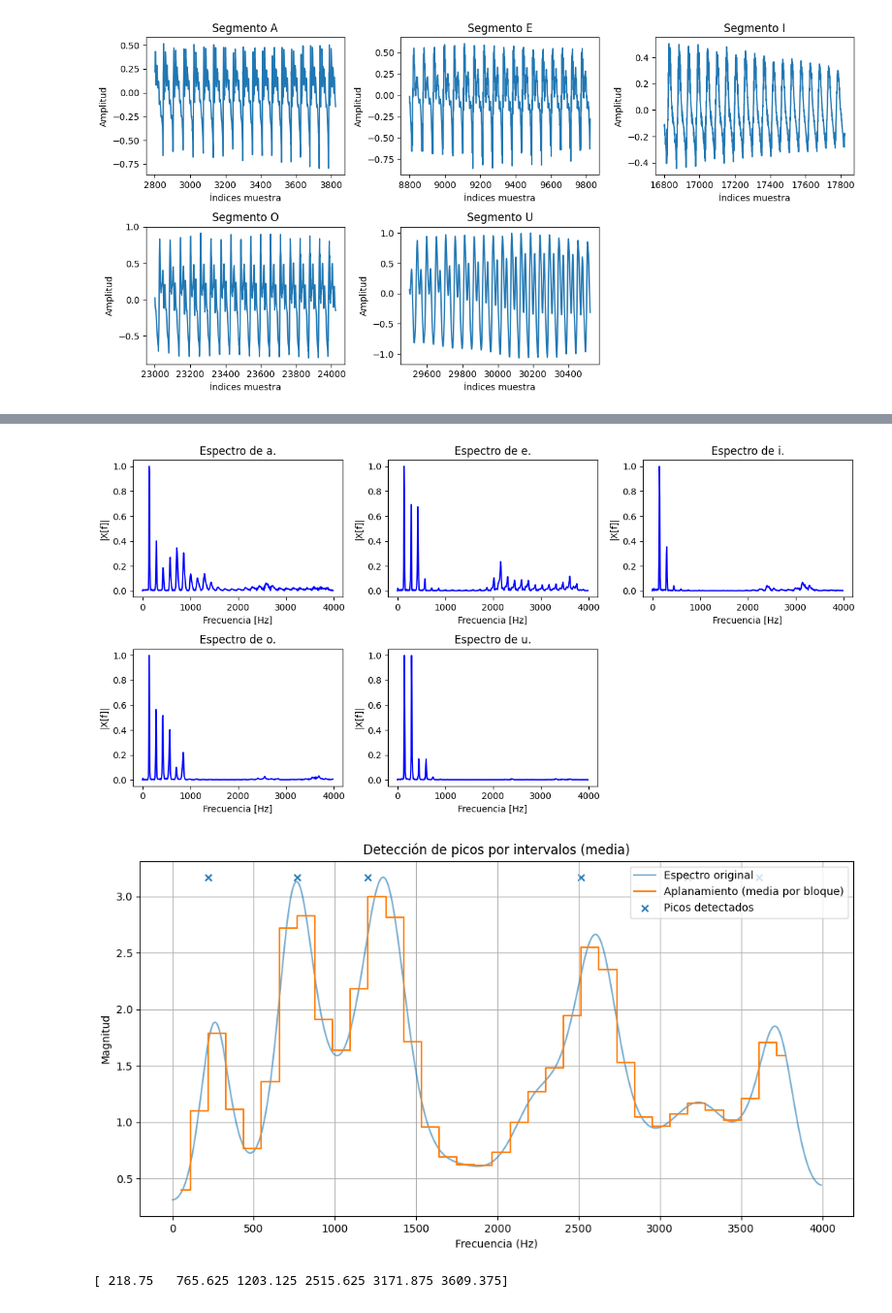
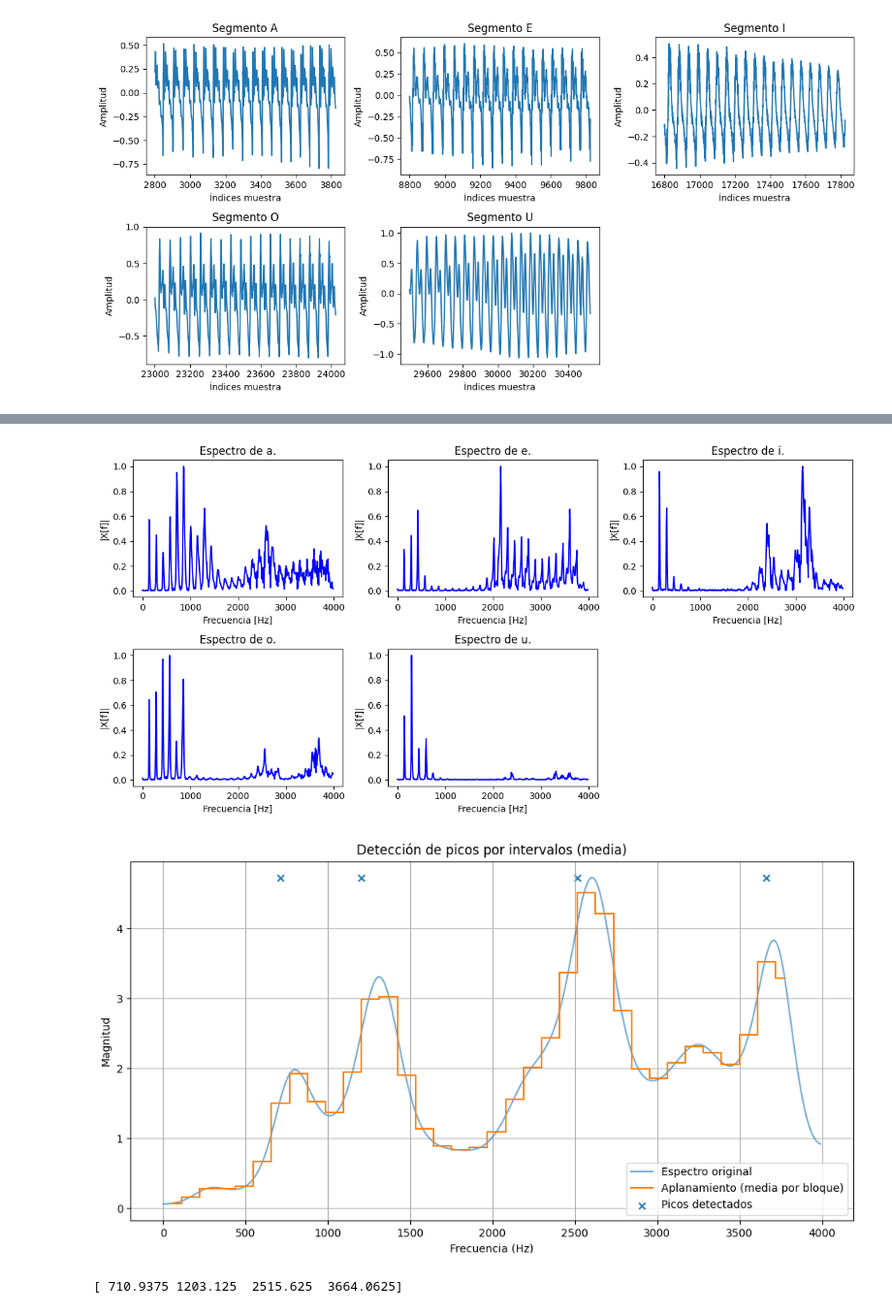
Before and after one commit to DayubMateo/PDS_2026_IIA, a Jupyter notebook: Unidad-2 PD Voz/PDS_TP_1.ipynb, the cells around one changed output, grey strips where cells are left out. Shown at 97% size. Drawn from its saved outputs; the diff is of its cells as text; code cells hidden in the pictures.

```diff
--- a/Unidad-2 PD Voz/PDS_TP_1.ipynb
+++ b/Unidad-2 PD Voz/PDS_TP_1.ipynb
@@ -48,11 +48,13 @@ write("PDS_Datos_TP2/audio_aeiou_mas.wav", 8000, data_int16)
 umbrales = [2800, 8800, 16800, 23000, 29500]
 delante = 1024
 
-a = salida[umbrales[0] : umbrales[0]+delante]
-e = salida[umbrales[1] : umbrales[1]+delante]
-i = salida[umbrales[2] : umbrales[2]+delante]
-o = salida[umbrales[3] : umbrales[3]+delante]
-u = salida[umbrales[4] : umbrales[4]+delante]
+# SUMO 1 PQ EL RESTO DEL CODIGO LABURA CON DELANTE Y LO TENGO QUE DEJAR ASI
+
+a = salida[umbrales[0] : umbrales[0]+delante+1]
+e = salida[umbrales[1] : umbrales[1]+delante+1]
+i = salida[umbrales[2] : umbrales[2]+delante+1]
+o = salida[umbrales[3] : umbrales[3]+delante+1]
+u = salida[umbrales[4] : umbrales[4]+delante+1]
 nombres_vocales = ['A', 'E', 'I', 'O', 'U']
 vocales = [a,e,i,o,u]
 
@@ -62,15 +64,26 @@ for i in range(len(vocales)):
     plt.title(f"Segmento {nombres_vocales[i]}")
     plt.ylabel("Amplitud")
     plt.xlabel("Índices muestra")
-    dom = np.arange(umbrales[i], umbrales[i]+delante, 1)
+    dom = np.arange(umbrales[i], umbrales[i]+delante+1, 1)
     plt.plot(dom, vocales[i])
 plt.tight_layout()
 plt.show()
 
+a = 0.97
+q = 0.001
 for i in range(len(vocales)):
+    # Remover la media
+    vocales[i] -= np.mean(vocales[i])
+
+    # Pre-énfasis
+    vocales[i] = vocales[i][1:] - a * vocales[i][:-1]
+
+    # PERTURBADO
+    vocales[i] = vocales[i] + q * np.random.randn(len(vocales[i]))
+
+    # Aplicar ventana
     ventana = np.hamming(len(vocales[i]))
     vocales[i] = vocales[i] * ventana
-    vocales[i] -= np.mean(vocales[i])
     vocales[i] /= np.max(np.abs(vocales[i]))
 # %% [output]
 [figure]
@@ -173,7 +186,7 @@ for j in range(len(vocales)):
 
 plt.show()
 # %% [output]
-[figure, old version]
+[figure, new version]
 # %%
 import numpy as np
 import matplotlib.pyplot as plt
@@ -251,34 +264,34 @@ def obtener_picos(senial, cant_intervalos=100, umbral=0, frecM=8000):
     # ------------------ PLOT ------------------
 
     plt.figure(figsize=(12,6))
 
     # señal original
     plt.plot(frecs[:len(senial)], senial, label="Espectro original", alpha=0.6)
 
     # aplanamiento
     plt.step(frecs_intervalos, medias, where='mid', label="Aplanamiento (media por bloque)")
 
     # picos detectados
     if len(frecs_fund) > 0:
         y_picos = [np.max(senial)] * len(frecs_fund)
         plt.scatter(frecs_fund, y_picos, marker='x', label="Picos detectados")
 
     plt.xlabel("Frecuencia (Hz)")
     plt.ylabel("Magnitud")
     plt.title("Detección de picos por intervalos (media)")
     plt.legend()
     plt.grid()
 
     plt.show()
 
     return np.array(diferencias), frecs_fund
 
 FRECS_FUND = []
 
-diferencias, frecs_fund = obtener_picos(ffts_post_liftrado[0], cant_intervalos=35, umbral=2e-4)
+diferencias, frecs_fund = obtener_picos(ffts_post_liftrado[0], cant_intervalos=35, umbral=5e-1)
 FRECS_FUND.append(frecs_fund)
 print(frecs_fund)
 # %% [output]
-[figure, old version]
+[figure, new version]
-[ 218.75   765.625 1203.125 2515.625 3171.875 3609.375]
+[ 710.9375 1203.125  2515.625  3664.0625]
 # %%
```
Also changed, not shown: parts of 8 cells of this notebook, 2 other files.
